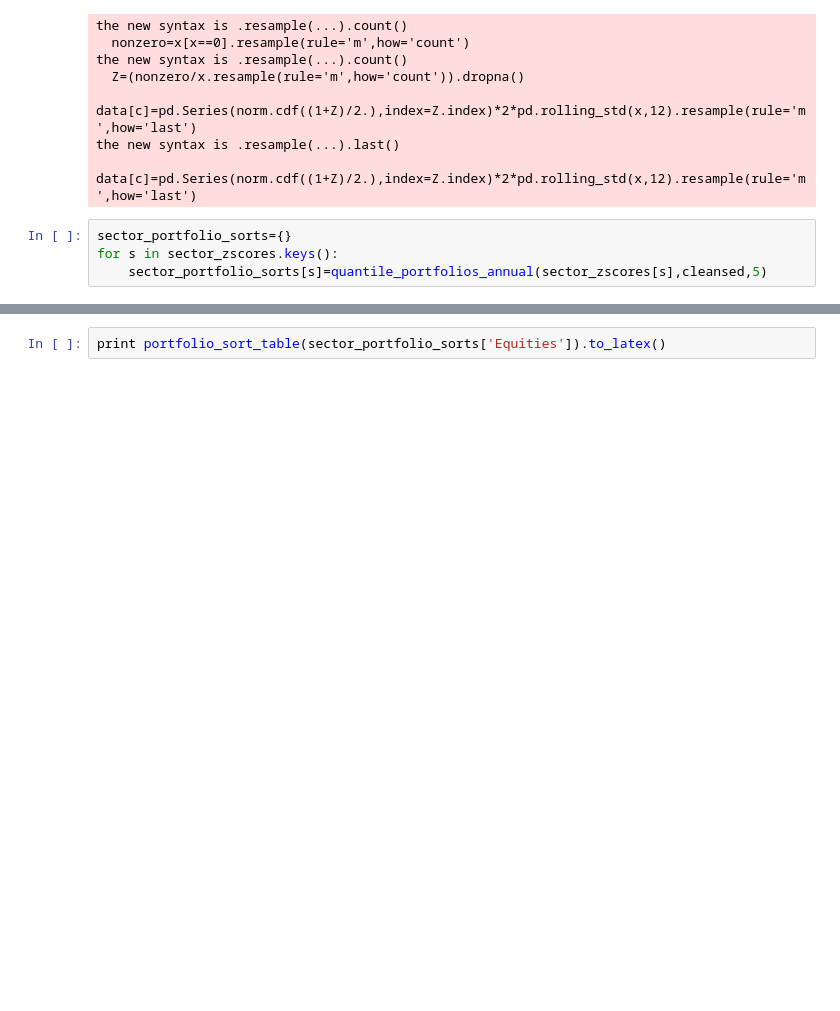
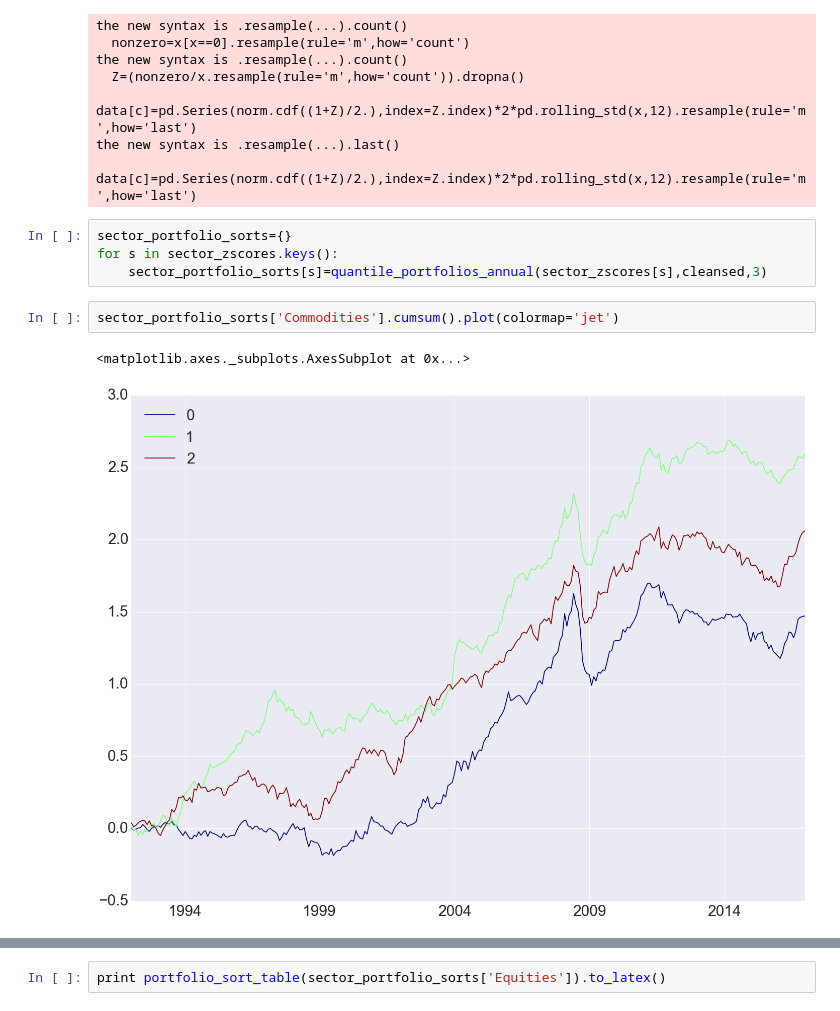
Before and after one commit to mrefermat/FinancePhD, a Jupyter notebook: LiquidityMomentum/Portfolio sorts per measure.ipynb, the cells around one changed output, grey strips where cells are left out. Saved outputs shown, nothing was run; the diff lists cells and outputs as text; blank space fills up the shorter version.

```diff
--- a/LiquidityMomentum/Portfolio sorts per measure.ipynb
+++ b/LiquidityMomentum/Portfolio sorts per measure.ipynb
@@ -152,7 +149,12 @@ the new syntax is .resample(...).last()
 # %%
 sector_portfolio_sorts={}
 for s in sector_zscores.keys():
-    sector_portfolio_sorts[s]=quantile_portfolios_annual(sector_zscores[s],cleansed,5)
+    sector_portfolio_sorts[s]=quantile_portfolios_annual(sector_zscores[s],cleansed,3)
+# %%
+sector_portfolio_sorts['Commodities'].cumsum().plot(colormap='jet')
+# %% [output]
+<matplotlib.axes._subplots.AxesSubplot at 0x...>
+[figure, added]
 # %%
 portfolio_sort_table(sector_portfolio_sorts['Equities'])
 # %% [output]
```
Also changed, not shown: parts of 12 cells of this notebook, 6 other files.
